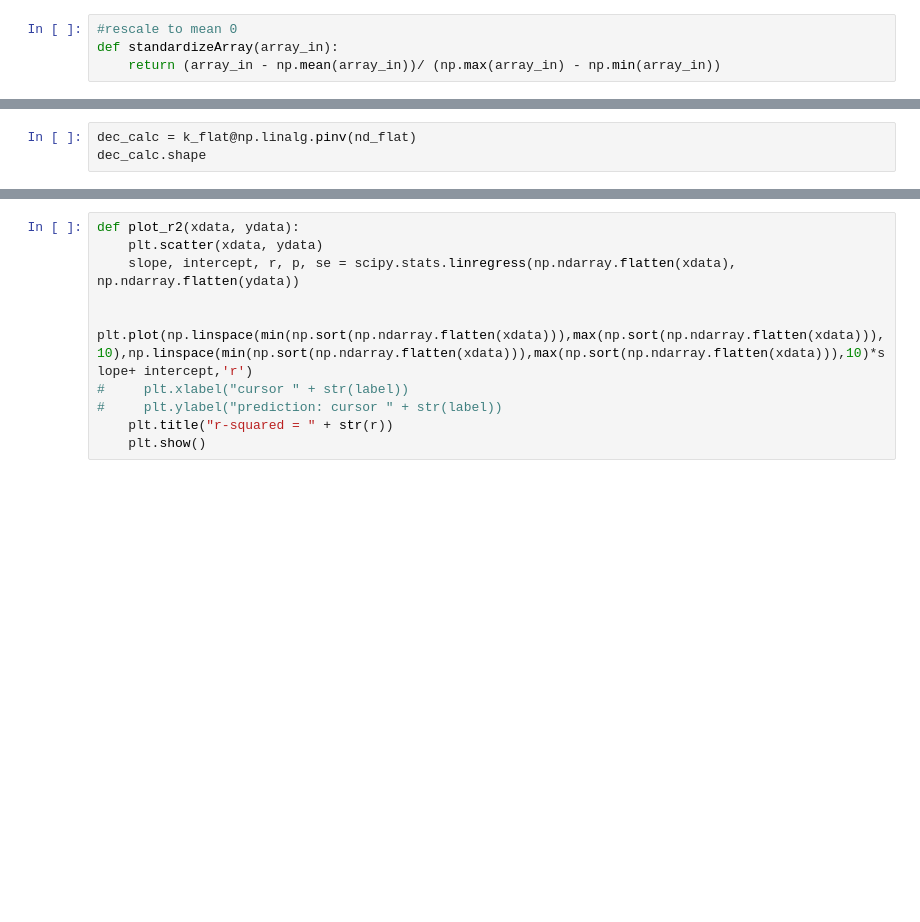
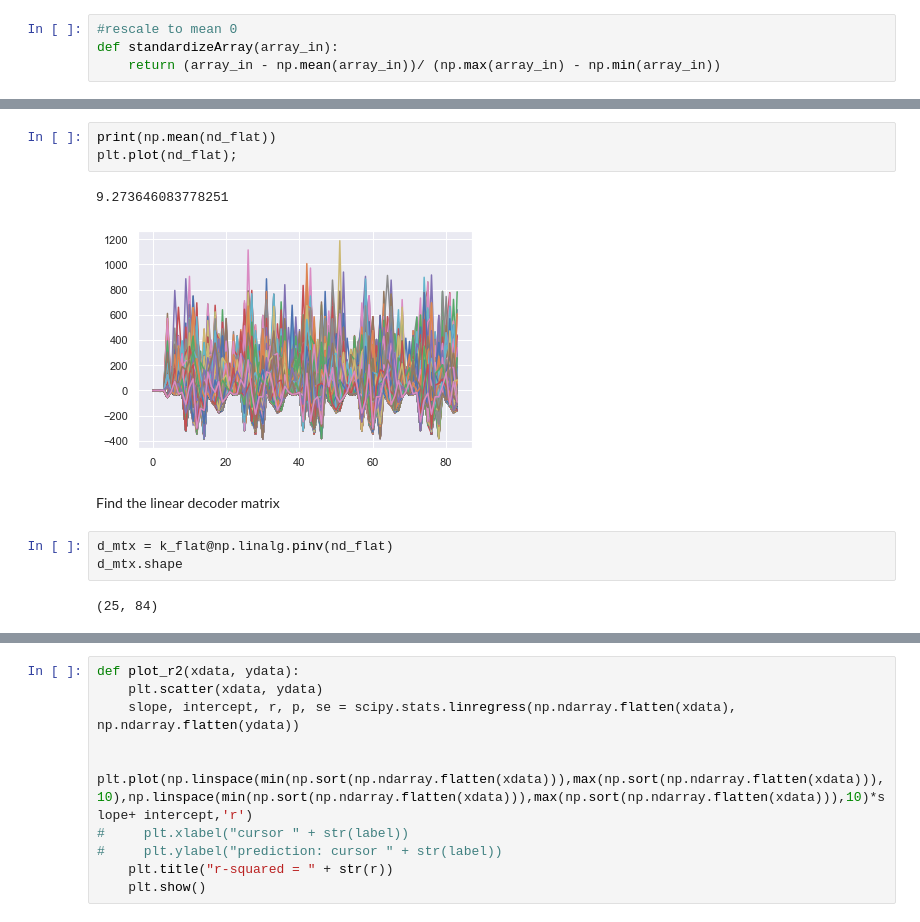
Before and after one commit to mmadduri/BMI_Model, a Jupyter notebook: ExpAnalysis/18Aug2021_FindDecoderMatrix.ipynb, the cells around one changed output, grey strips where cells are left out. Drawn from its saved outputs; the diff is of its cells as text; blank space fills up the shorter version.

```diff
--- a/ExpAnalysis/18Aug2021_FindDecoderMatrix.ipynb
+++ b/ExpAnalysis/18Aug2021_FindDecoderMatrix.ipynb
@@ -116,5 +202,15 @@ nd_flat.shape
+# %%
+print(np.mean(nd_flat))
+plt.plot(nd_flat);
+# %% [output]
+9.273646083778251
+[figure, added]
+# %% [markdown]
+ Find the linear decoder matrix
 # %%
-dec_calc = k_flat@np.linalg.pinv(nd_flat)
-dec_calc.shape
+d_mtx = k_flat@np.linalg.pinv(nd_flat)
+d_mtx.shape
+# %% [output]
+(25, 84)
 # %%
 np.linalg.pinv(nd_flat).shape
```
Also changed, not shown: parts of 33 cells of this notebook.
